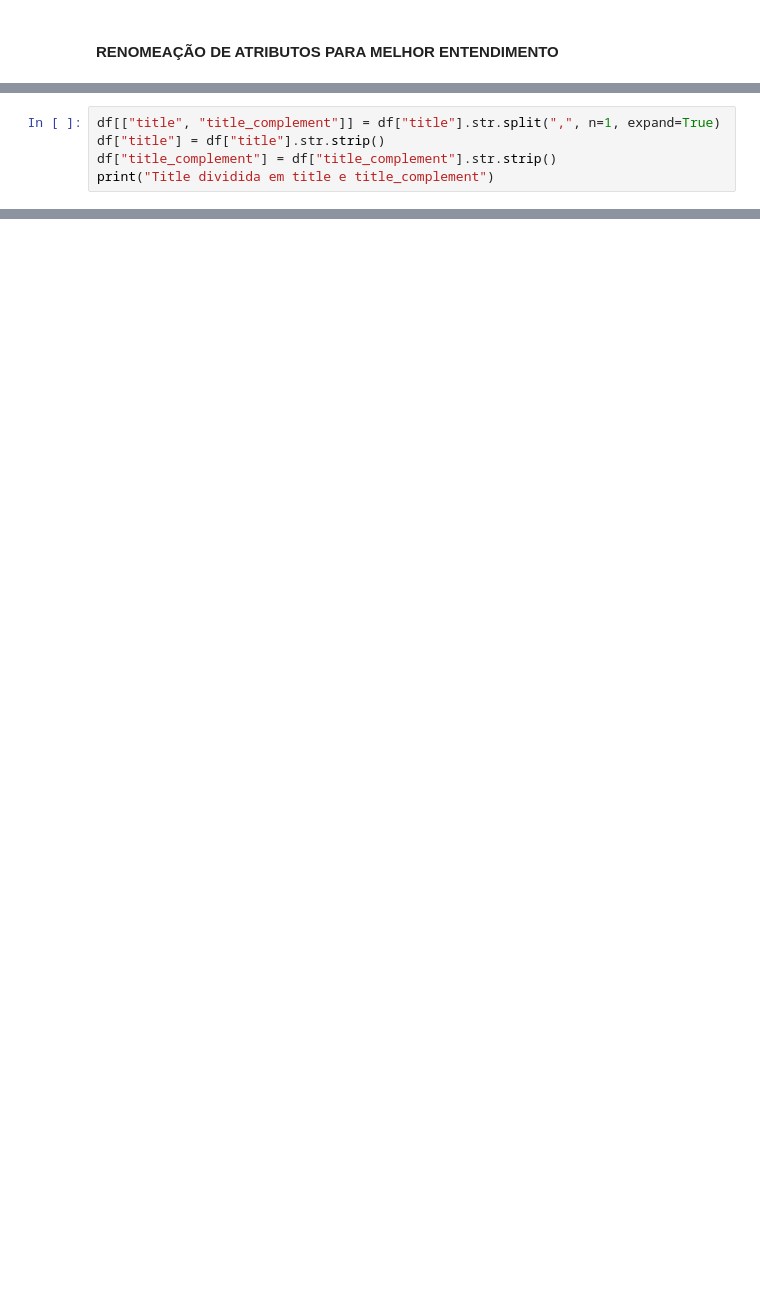
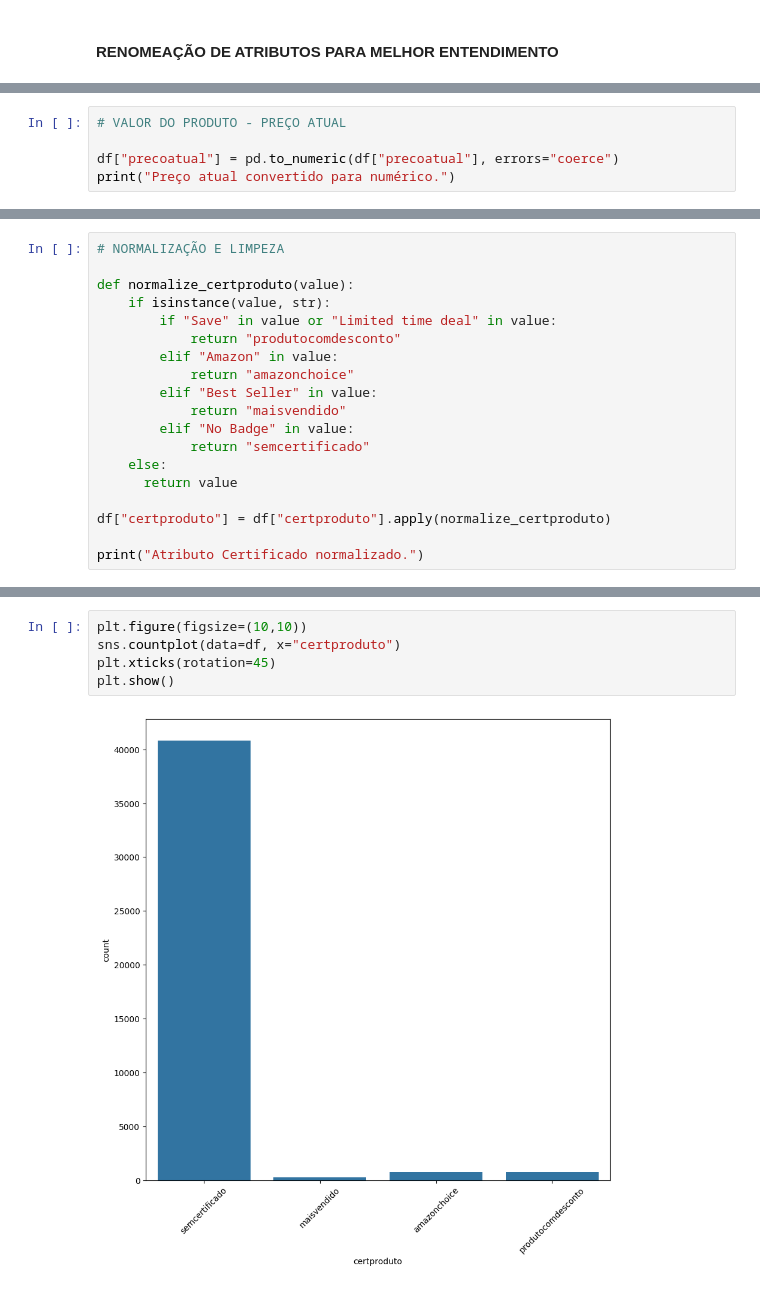
Before and after one commit to canasep/mackprojeto2, a Jupyter notebook: codes/PROJETO_APLICADO_2.ipynb, the cells around one changed output, grey strips where cells are left out. Saved outputs shown, nothing was run; the diff lists cells and outputs as text; blank space fills up the shorter version.

```diff
--- a/codes/PROJETO_APLICADO_2.ipynb
+++ b/codes/PROJETO_APLICADO_2.ipynb
@@ -489,5 +135,0 @@ Reorganizar Colunas (sales_quantity logo após price)
-# %%
-df[["title", "title_complement"]] = df["title"].str.split(",", n=1, expand=True)
-df["title"] = df["title"].str.strip()
-df["title_complement"] = df["title_complement"].str.strip()
-print("Title dividida em title e title_complement")
@@ -517,0 +232,5 @@ df_consumer_electronics.head()
+# %%
+# VALOR DO PRODUTO - PREÇO ATUAL
+
+df["precoatual"] = pd.to_numeric(df["precoatual"], errors="coerce")
+print("Preço atual convertido para numérico.")
@@ -517,0 +328,19 @@ df_consumer_electronics.head()
+# %%
+# NORMALIZAÇÃO E LIMPEZA
+
+def normalize_certproduto(value):
+    if isinstance(value, str):
+        if "Save" in value or "Limited time deal" in value:
+            return "produtocomdesconto"
+        elif "Amazon" in value:
+            return "amazonchoice"
+        elif "Best Seller" in value:
+            return "maisvendido"
+        elif "No Badge" in value:
+            return "semcertificado"
+    else:
+      return value
+
+df["certproduto"] = df["certproduto"].apply(normalize_certproduto)
+
+print("Atributo Certificado normalizado.")
@@ -517,0 +360,7 @@ df_consumer_electronics.head()
+# %%
+plt.figure(figsize=(10,10))
+sns.countplot(data=df, x="certproduto")
+plt.xticks(rotation=45)
+plt.show()
+# %% [output]
+[figure, added]
```
Also changed, not shown: parts of 92 cells of this notebook.
